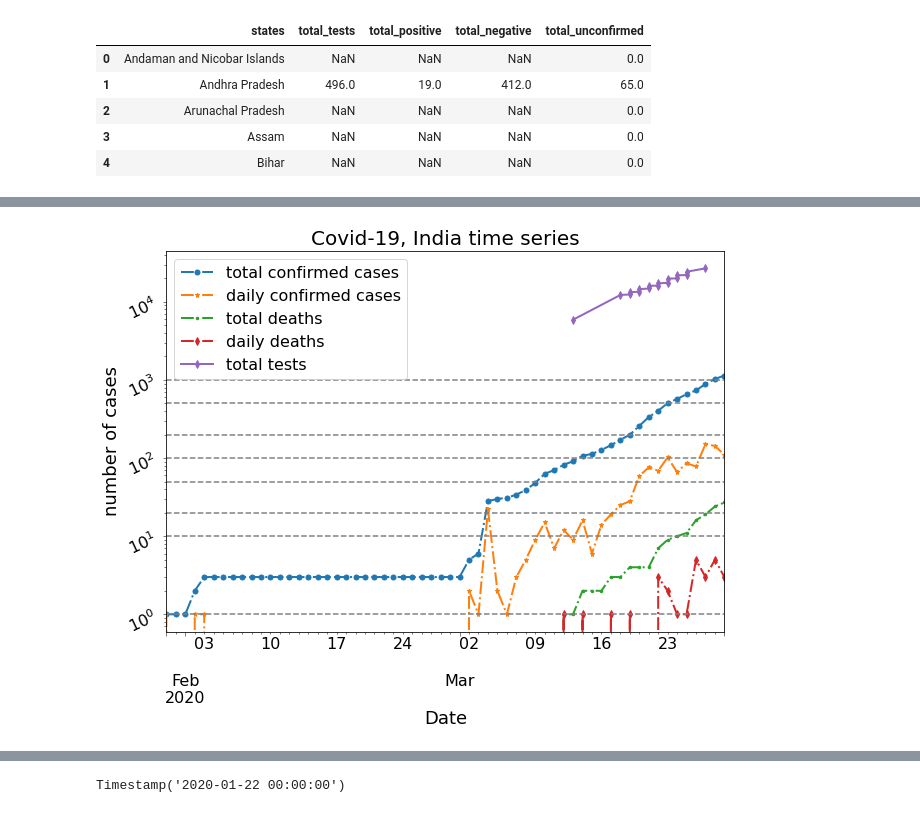
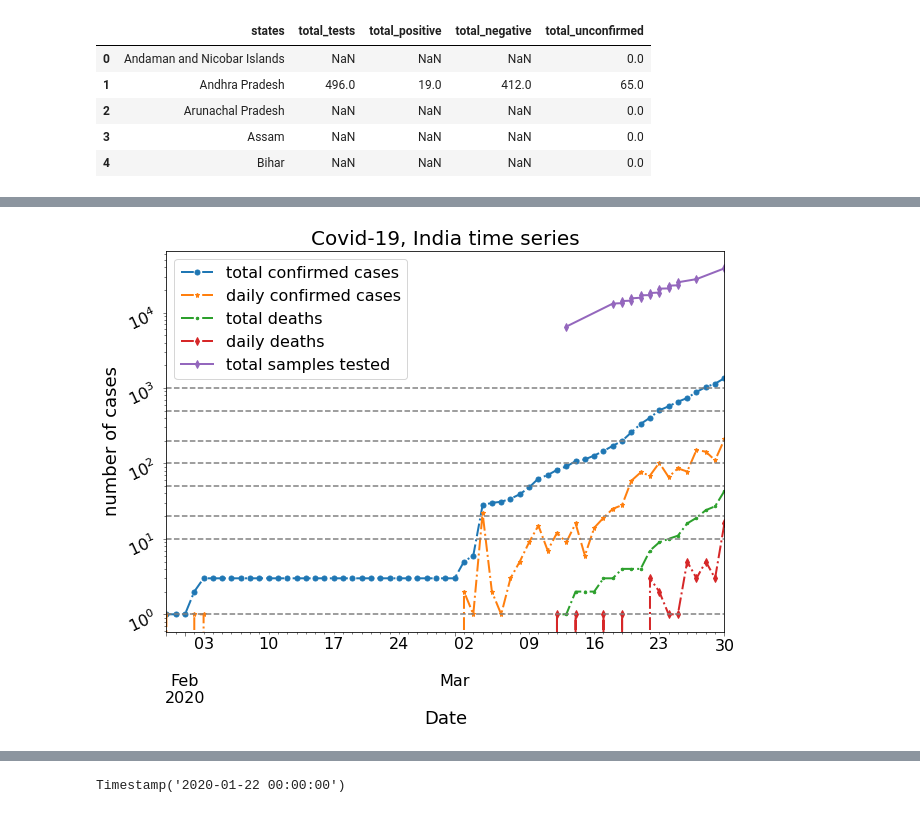
Before and after one commit to ahmadryan/covid19, a Jupyter notebook: coronavirus_quick_model2.ipynb, the cells around one changed output, grey strips where cells are left out. Drawn from its saved outputs; the diff is of its cells as text; code cells hidden in the pictures.

```diff
--- a/coronavirus_quick_model2.ipynb
+++ b/coronavirus_quick_model2.ipynb
@@ -106,13 +89,15 @@ plt.yscale('linear')
 # Statewise data
 
 df_sw = pd.DataFrame( )
-ind = 1
+ind = 2
 df_sw['states'] = india_data[ind]['Unnamed: 1'][3:].values
 df_sw['confirmed'] = india_data[ind]['Unnamed: 3'][3:].values
 df_sw['recovered'] = india_data[ind]['Unnamed: 4'][3:].values
 df_sw['death'] = india_data[ind]['Unnamed: 5'][3:].values
 df_sw['active'] = india_data[ind]['Unnamed: 6'][3:].values
 
+df_sw.dropna(how='all', axis=0, inplace=True)
+
 for col in df_sw.columns[1:] :
     df_sw[col] = df_sw[col].astype(float)
 
@@ -127,7 +112,7 @@ df_sw.head()
 # %%
 # Data related to total tests in the country
 
-index = 4
+index = 5
 dates = india_data[index]['Unnamed: 1'][1:].values
 dates = pd.to_datetime(dates, dayfirst=True)
 
@@ -137,7 +122,7 @@ df_tt['n_samples'] = india_data[index]['Unnamed: 2'][1:].values
 df_tt['n_individual'] = india_data[index]['Unnamed: 3'][1:].values
 df_tt['n_positive'] = india_data[index]['Unnamed: 4'][1:].values
 
-df_tt.dropna(inplace=True)
+df_tt.dropna(how='all', axis=0, inplace=True)
 
 for col in df_tt.columns :
     df_tt[col] = df_tt[col].astype(float)
@@ -156,7 +141,7 @@ df_tt.tail()
 import datetime
 
 ind = 3
-india_data[ind].dropna( inplace=True )
+india_data[ind].dropna( how='all', axis=0, inplace=True )
 first_date = datetime.datetime(year=2020, month=1, day=30).date()
 dates = pd.date_range(first_date, periods=len(india_data[ind]['Unnamed: 1'])-1, freq='D')
 
@@ -309,33 +294,36 @@ df_ts.plot(y='total_confirmed', style="-.", ax=ax,
 df_ts.plot(y='daily_confirmed', style="-.", ax=ax,
            label='daily confirmed cases', figsize=(10,7), marker='*', ms=5, lw=2)
 
 df_ts.plot(y='total_deaths', style="-.", ax=ax,
            label='total deaths', figsize=(10,7), marker='.', ms=5, lw=2)
 
 df_ts.plot(y='daily_deaths', style="-.", ax=ax,
            label='daily deaths', figsize=(10,7), marker='d', ms=5, lw=2)
 
 #df_tt['n_individual']
 
-df_tt.plot(y='n_individual', style="-*", ax=ax,
-           label='total tests', figsize=(10,7), marker='d', ms=5, lw=2)
+#df_tt.plot(y='n_individual', style="-*", ax=ax,
+#           label='total tests', figsize=(10,7), marker='d', ms=5, lw=2)
+
+df_tt.plot(y='n_samples', style="-*", ax=ax,
+           label='total samples tested', figsize=(10,7), marker='d', ms=5, lw=2)
 
 ax.get_xaxis().set_tick_params( which='both', direction='out',
 labelbottom=True, bottom=True, width=.5, labelsize=16, labelrotation=0 )
 
 ax.get_yaxis().set_tick_params( which='both', direction='out',
 labelbottom=True, bottom=True, width=.5, labelsize=16, labelrotation=25 )
 
 y_vals = [1, 10, 20, 50, 100, 200, 500, 1000]
 for i in y_vals :
     pl.axhline(i, color='gray', ls='--')
 
 ax.set_yscale('log')
 
 pl.legend(loc=2, fontsize=16)
 
 pl.ylabel("number of cases", fontsize=18)
 pl.xlabel("Date", fontsize=18)
 pl.title("Covid-19, India time series", fontsize=20);
 # %% [output]
-[figure, old version]
+[figure, new version]
```
Also changed, not shown: parts of 36 cells of this notebook.
